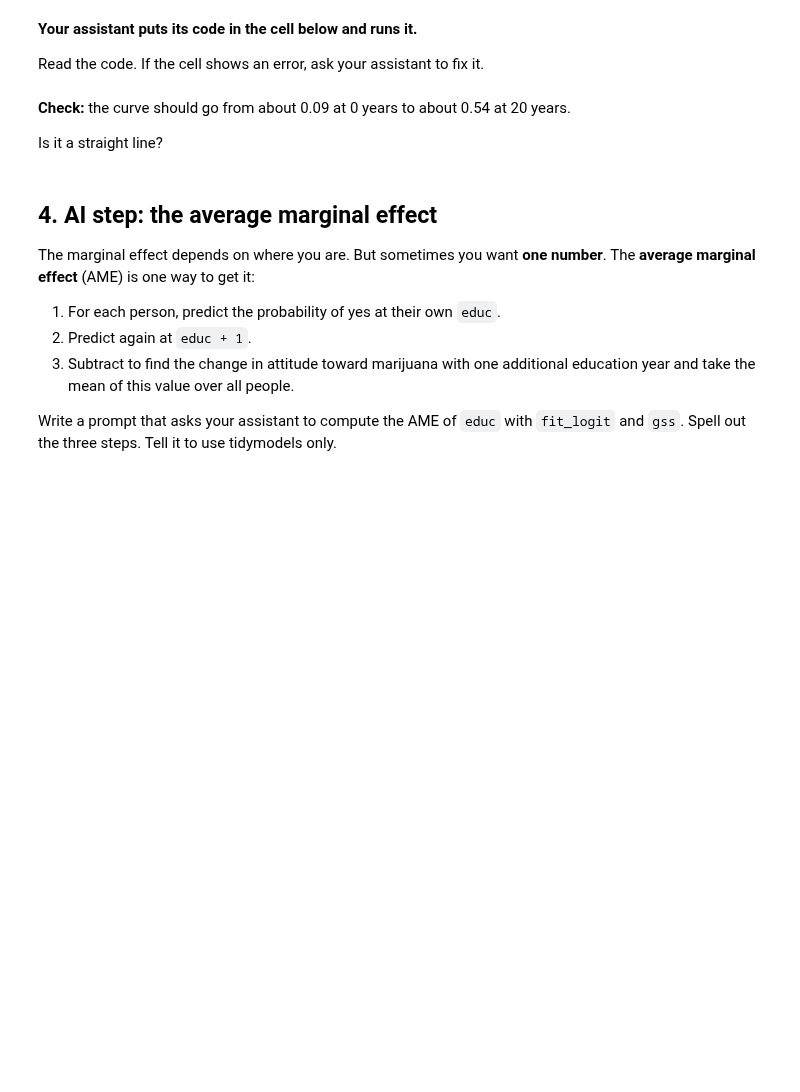
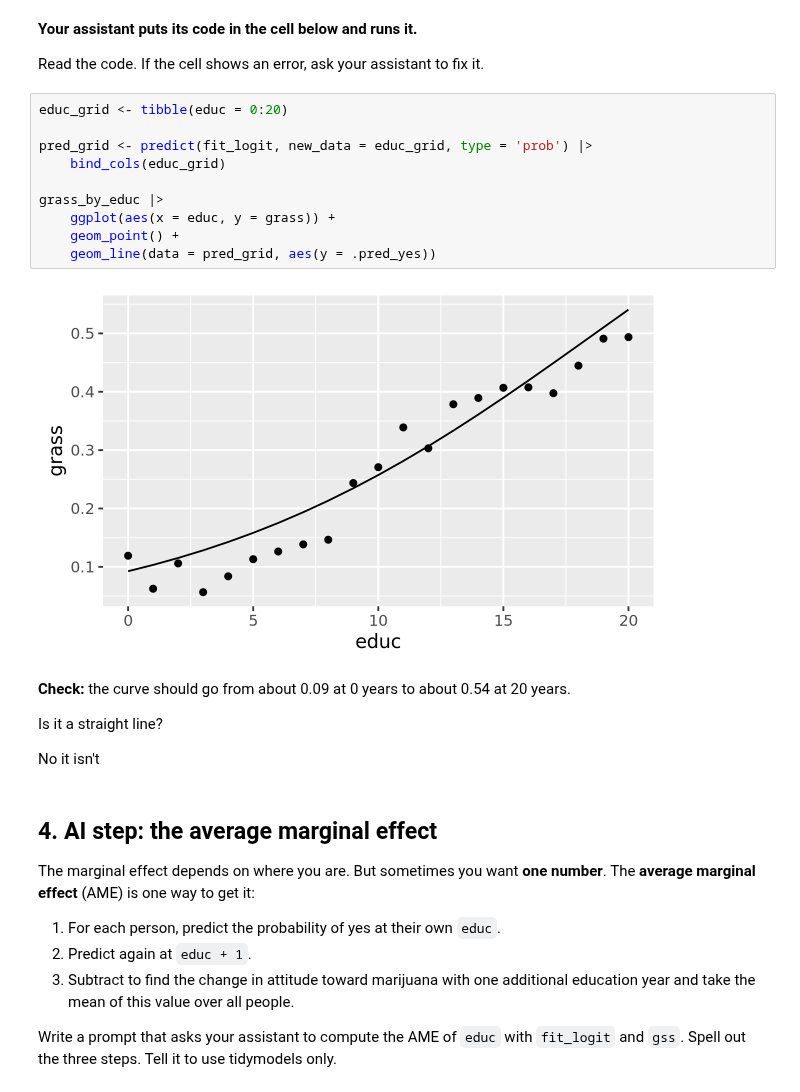
Before and after one commit to lusealeo/codespace, a Jupyter notebook: exercises/10-marginal-effect-exercise.ipynb, the cells around one changed output. Cells and saved outputs as stored; diff of their text form; blank space fills up the shorter version.

```diff
--- a/exercises/10-marginal-effect-exercise.ipynb
+++ b/exercises/10-marginal-effect-exercise.ipynb
@@ -89,10 +113,24 @@ Do not change any other cells.
 **Your assistant puts its code in the cell below and runs it.**
 
 Read the code. If the cell shows an error, ask your assistant to fix it.
+# %%
+educ_grid <- tibble(educ = 0:20)
+
+pred_grid <- predict(fit_logit, new_data = educ_grid, type = 'prob') |>
+    bind_cols(educ_grid)
+
+grass_by_educ |>
+    ggplot(aes(x = educ, y = grass)) +
+    geom_point() +
+    geom_line(data = pred_grid, aes(y = .pred_yes))
+# %% [output]
+[figure, added]
 # %% [markdown]
 **Check:** the curve should go from about 0.09 at 0 years to about 0.54 at 20 years.
 
 Is it a straight line?
+
+No it isn't
 # %% [markdown]
 ## 4. AI step: the average marginal effect
 
```
Also changed, not shown: parts of 5 cells of this notebook.
